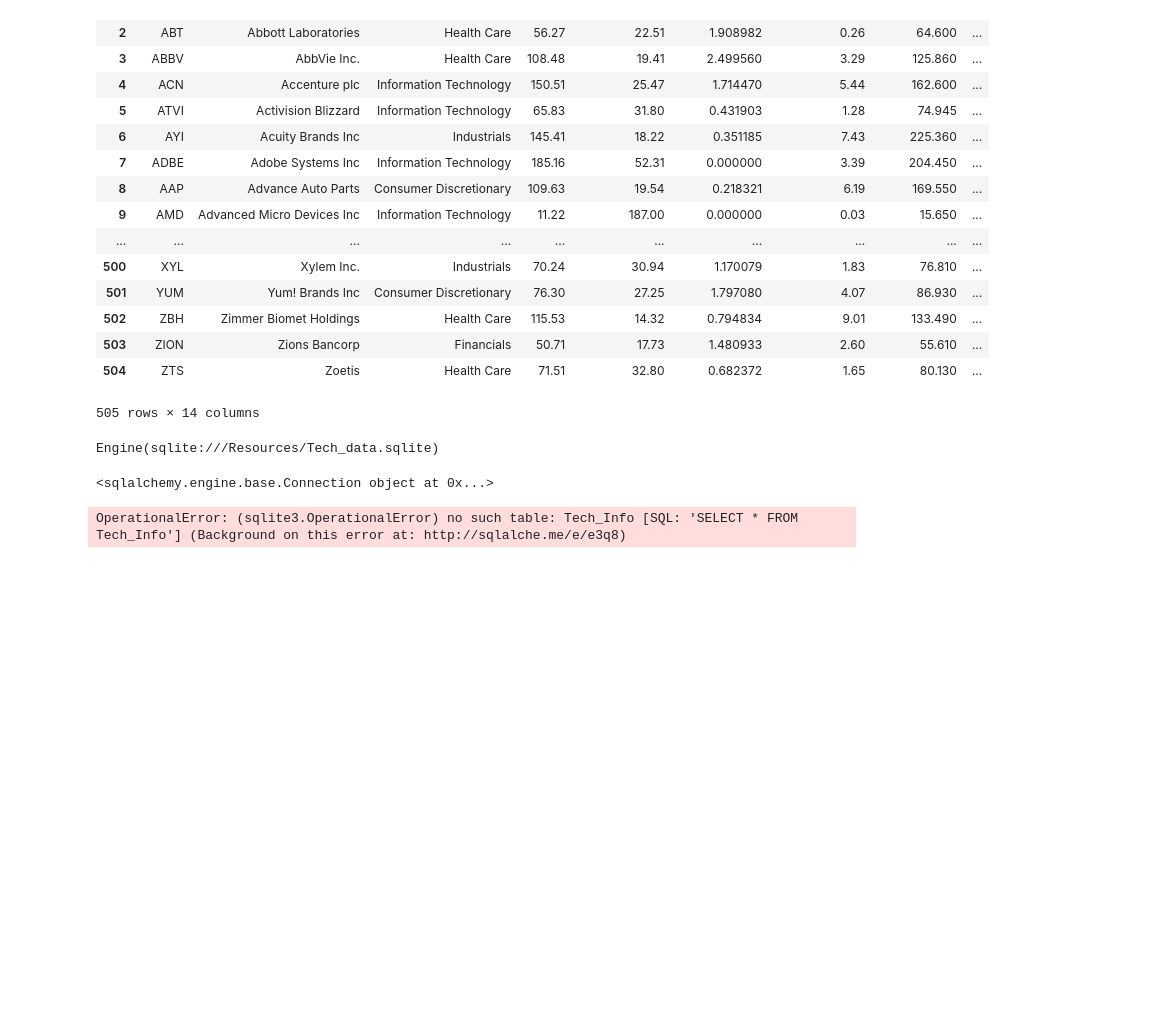
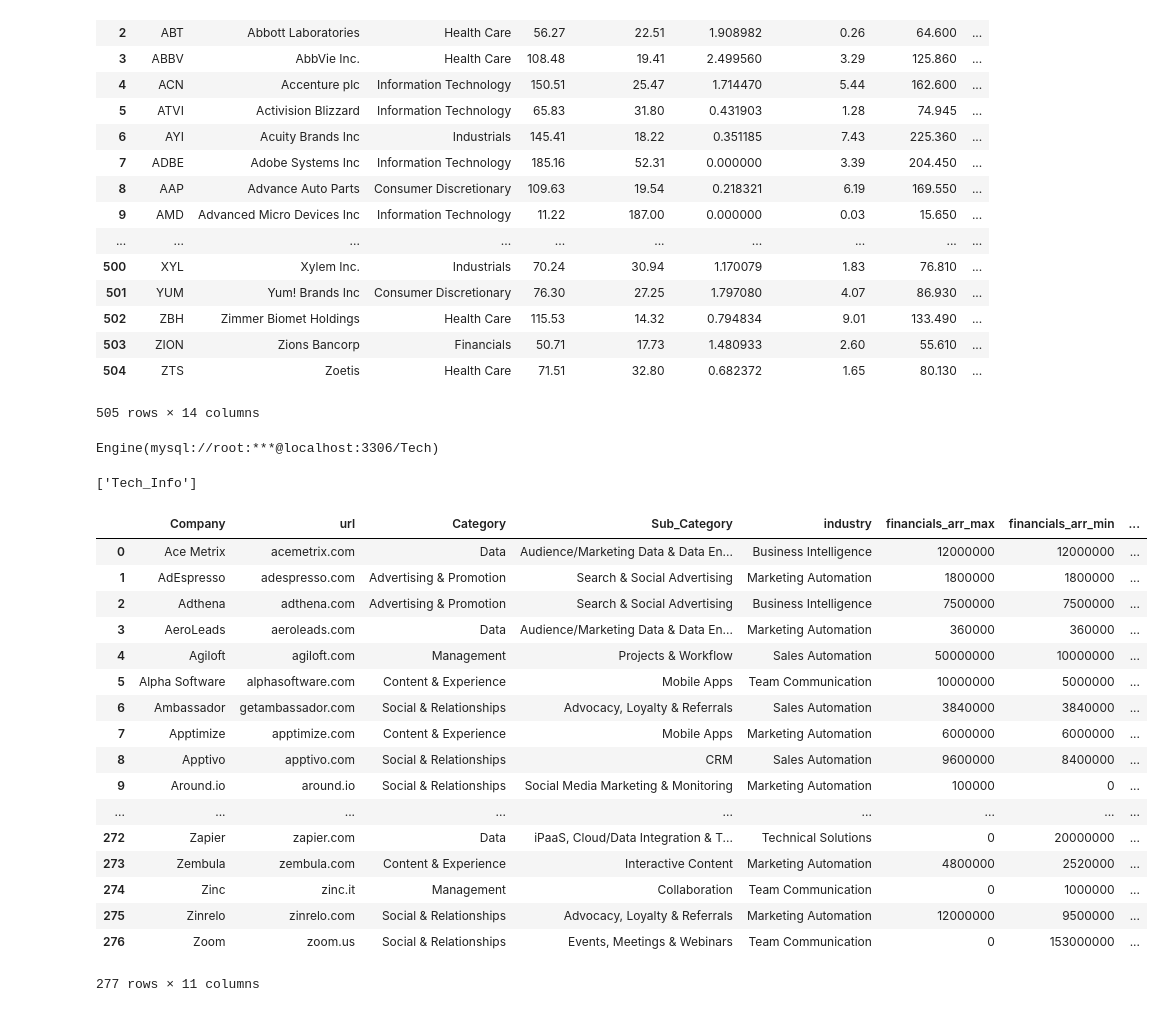
Before and after one commit to mpg33/ETL_Project, a Jupyter notebook: ETL_Project2.ipynb, the cells around one changed output. Saved outputs shown, nothing was run; the diff lists cells and outputs as text; code cells hidden in the pictures; blank space fills up the shorter version.

```diff
--- a/ETL_Project2.ipynb
+++ b/ETL_Project2.ipynb
@@ -239,10 +210,12 @@ database_path = "Resources/Tech_data.sqlite"
-# %%
-engine = create_engine(f'sqlite:///{database_path}')
-print(engine)
-# %% [output]
-Engine(sqlite:///Resources/Tech_data.sqlite)
-# %%
-conn = engine.connect()
-print(conn)
-# %% [output]
-<sqlalchemy.engine.base.Connection object at 0x...>
+# %%
+connection = "root:root@localhost:3306/Tech"
+
+
+engine = create_engine(f'mysql://{connection}')
+print(engine)
+# %% [output]
+Engine(mysql://root:***@localhost:3306/Tech)
+# %%
+engine.table_names()
+# %% [output]
+['Tech_Info']
@@ -249,4 +224,21 @@ print(conn)
 # %%
-pd.read_sql("SELECT * FROM Tech_Info",conn)
+pd.read_sql_query('SELECT * FROM Tech_Info',con=engine)
 # %% [output]
+|  | Company | url | Category | Sub_Category | industry | financials_arr_max | financials_arr_min | ... |
+| 0 | Ace Metrix | acemetrix.com | Data | Audience/Marketing Data & Data En... | Business Intelligence | 12000000 | 12000000 | ... |
+| 1 | AdEspresso | adespresso.com | Advertising & Promotion | Search & Social Advertising | Marketing Automation | 1800000 | 1800000 | ... |
+| 2 | Adthena | adthena.com | Advertising & Promotion | Search & Social Advertising | Business Intelligence | 7500000 | 7500000 | ... |
+| 3 | AeroLeads | aeroleads.com | Data | Audience/Marketing Data & Data En... | Marketing Automation | 360000 | 360000 | ... |
+| 4 | Agiloft | agiloft.com | Management | Projects & Workflow | Sales Automation | 50000000 | 10000000 | ... |
+| 5 | Alpha Software | alphasoftware.com | Content & Experience | Mobile Apps | Team Communication | 10000000 | 5000000 | ... |
+| 6 | Ambassador | getambassador.com | Social & Relationships | Advocacy, Loyalty & Referrals | Sales Automation | 3840000 | 3840000 | ... |
+| 7 | Apptimize | apptimize.com | Content & Experience | Mobile Apps | Marketing Automation | 6000000 | 6000000 | ... |
+| 8 | Apptivo | apptivo.com | Social & Relationships | CRM | Sales Automation | 9600000 | 8400000 | ... |
+| 9 | Around.io | around.io | Social & Relationships | Social Media Marketing & Monitoring | Marketing Automation | 100000 | 0 | ... |
+| ... | ... | ... | ... | ... | ... | ... | ... | ... |
+| 272 | Zapier | zapier.com | Data | iPaaS, Cloud/Data Integration & T... | Technical Solutions | 0 | 20000000 | ... |
+| 273 | Zembula | zembula.com | Content & Experience | Interactive Content | Marketing Automation | 4800000 | 2520000 | ... |
+| 274 | Zinc | zinc.it | Management | Collaboration | Team Communication | 0 | 1000000 | ... |
+| 275 | Zinrelo | zinrelo.com | Social & Relationships | Advocacy, Loyalty & Referrals | Marketing Automation | 12000000 | 9500000 | ... |
+| 276 | Zoom | zoom.us | Social & Relationships | Events, Meetings & Webinars | Team Communication | 0 | 153000000 | ... |
-OperationalError: (sqlite3.OperationalError) no such table: Tech_Info [SQL: 'SELECT * FROM Tech_Info'] (Background on this error at: http://sqlalche.me/e/e3q8)
+277 rows × 11 columns
```
Also changed, not shown: parts of 6 cells of this notebook, 2 other files.
